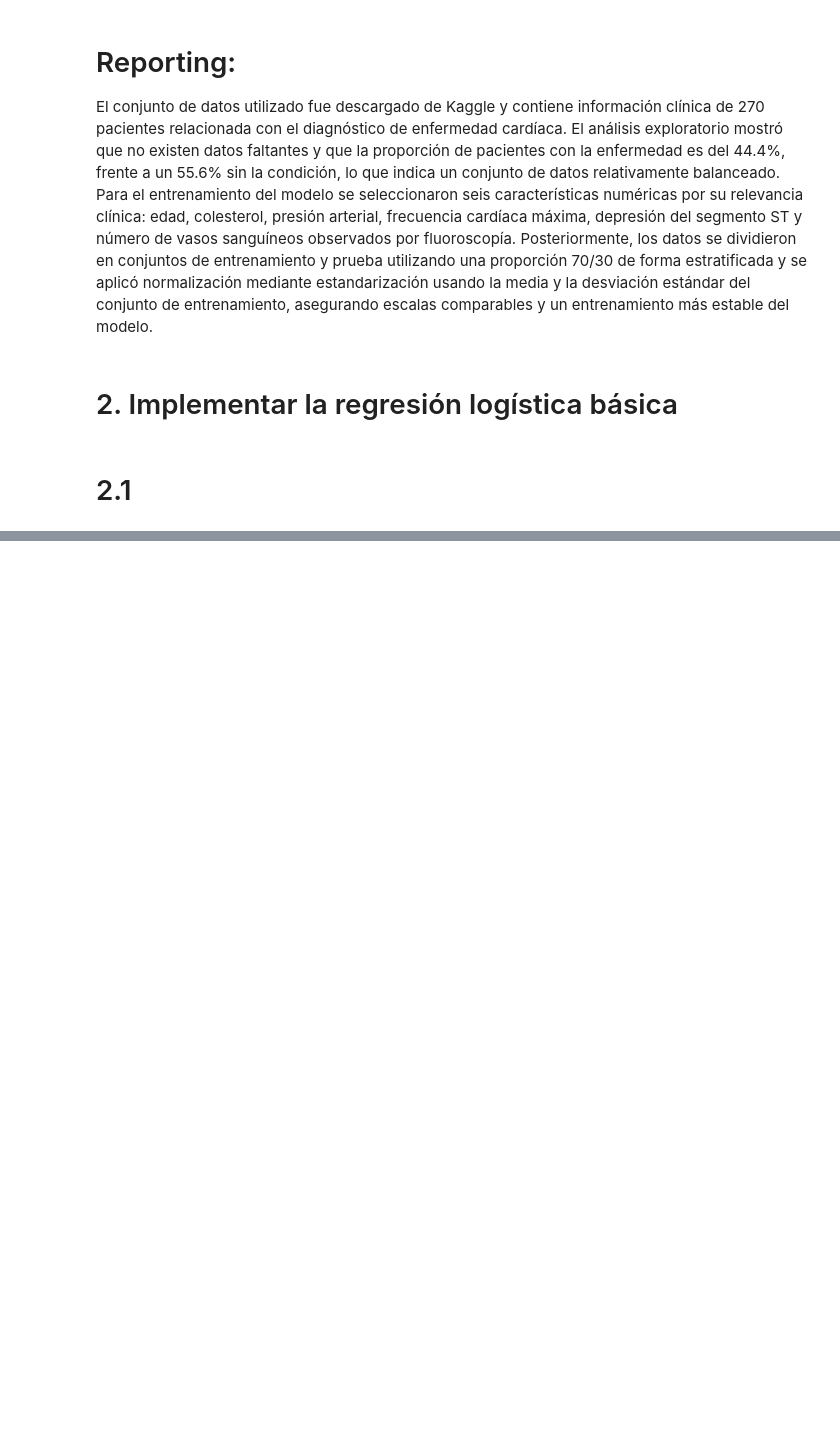
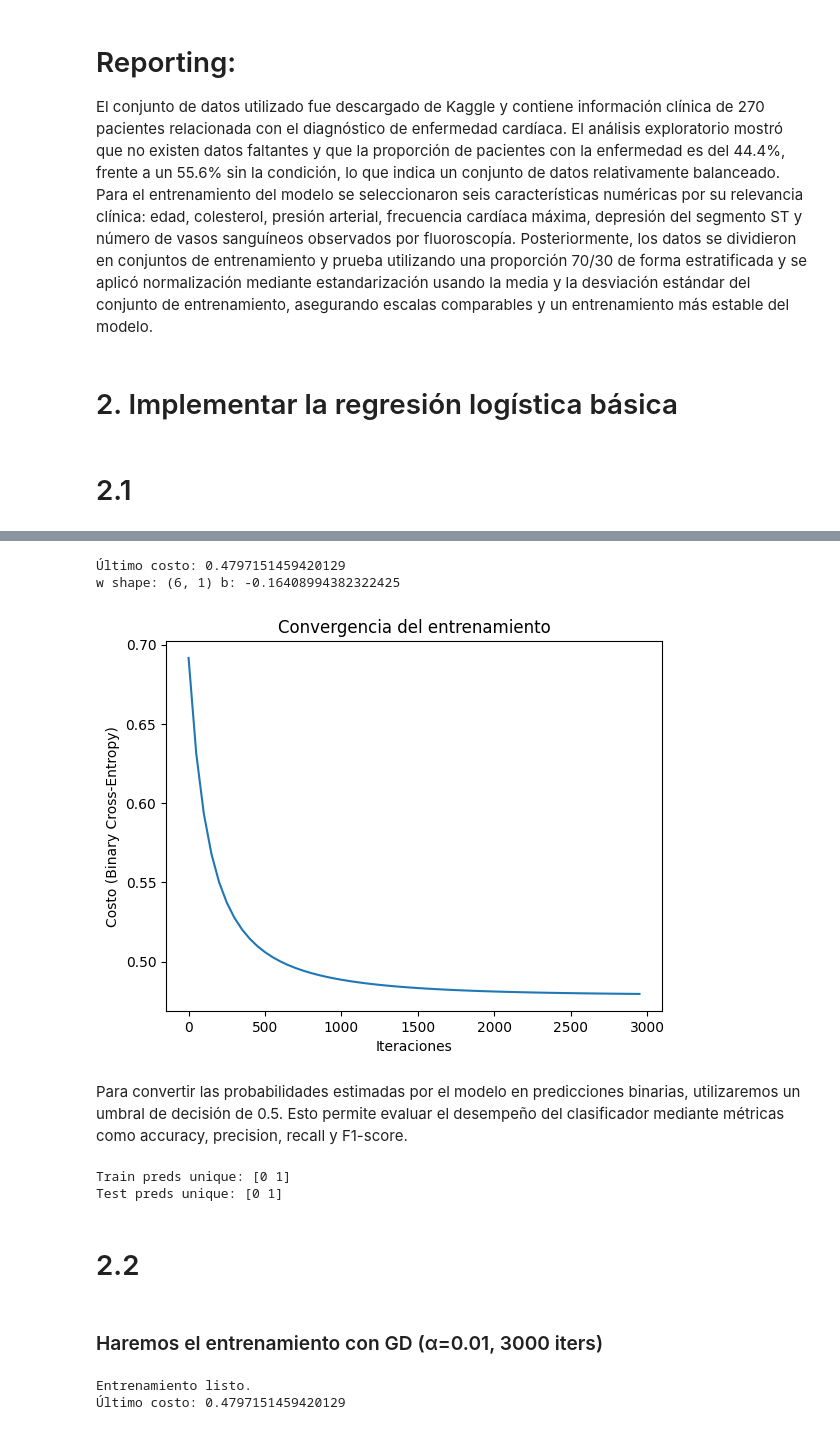
Before and after one commit to t0masespitia/Heart-Disease-Risk-Prediction-Logistic-Regression-Homework---Tomas-Espitia, a Jupyter notebook: heart_disease_lr_analysis.ipynb, the cells around one changed output, grey strips where cells are left out. Cells and saved outputs as stored; diff of their text form; code cells hidden in the pictures; blank space fills up the shorter version.

Commit message:
Listo hasta el punto 2.3  markdown

```diff
--- a/heart_disease_lr_analysis.ipynb
+++ b/heart_disease_lr_analysis.ipynb
@@ -277,0 +311,10 @@ def sigmoid(z):
+# %%
+def compute_grads(X, y, w, b):
+    m = X.shape[0]
+    z = X @ w + b
+    y_hat = sigmoid(z)
+
+    dz = (y_hat - y)  # (m,1)
+    dw = (X.T @ dz) / m
+    db = np.mean(dz)
+    return dw, db
@@ -277,0 +329,21 @@ def sigmoid(z):
+# %%
+def gradient_descent(X, y, alpha=0.01, iters=3000):
+    n = X.shape[1]
+    w = np.zeros((n, 1))
+    b = 0.0
+
+    costs = []
+
+    for i in range(iters):
+        dw, db = compute_grads(X, y, w, b)
+
+        w -= alpha * dw
+        b -= alpha * db
+
+        # guardamos el costo cada tanto de numeros de iteraciones
+        if i % 50 == 0:
+            costs.append(compute_cost(X, y, w, b))
+
+    return w, b, costs
+
+print(gradient_descent(X_train, y_train))
@@ -277,0 +357,40 @@ def sigmoid(z):
+# %%
+w, b, costs = gradient_descent(X_train_norm, y_train, alpha=0.01, iters=3000)
+
+print("Último costo:", costs[-1])
+print("w shape:", w.shape, "b:", b)
+# Vamos a ver la evolución del costo
+# %% [output]
+Último costo: 0.4797151459420129
+w shape: (6, 1) b: -0.16408994382322425
+# %%
+# Graficar la evolución del costo vs las iteraciones
+
+plt.plot(np.arange(len(costs)) * 50, costs)
+plt.xlabel("Iteraciones")
+plt.ylabel("Costo (Binary Cross-Entropy)")
+plt.title("Convergencia del entrenamiento")
+plt.show()
+# %% [output]
+[figure, added]
+# %% [markdown]
+Para convertir las probabilidades estimadas por el modelo en predicciones binarias, utilizaremos un umbral de decisión de 0.5. Esto permite evaluar el desempeño del clasificador mediante métricas como accuracy, precision, recall y F1-score.
+# %%
+def predict_proba(X, w, b):
+    return sigmoid(X @ w + b)
+
+def predict(X, w, b, threshold=0.5):
+    return (predict_proba(X, w, b) >= threshold).astype(int)
+
+yhat_train = predict(X_train_norm, w, b)
+yhat_test  = predict(X_test_norm, w, b)
+
+print("Train preds unique:", np.unique(yhat_train))
+print("Test preds unique:", np.unique(yhat_test))
+# %% [output]
+Train preds unique: [0 1]
+Test preds unique: [0 1]
+# %% [markdown]
+# 2.2
+# %% [markdown]
+### Haremos el entrenamiento con GD (α=0.01, 3000 iters)
@@ -277,0 +419,7 @@ def sigmoid(z):
+# %%
+w, b, steps, costs = gradient_descent(X_train_norm, y_train, alpha=0.01, iters=3000)
+print("Entrenamiento listo.")
+print("Último costo:", costs[-1])
+# %% [output]
+Entrenamiento listo.
+Último costo: 0.4797151459420129
```
Also changed, not shown: parts of 18 cells of this notebook.
